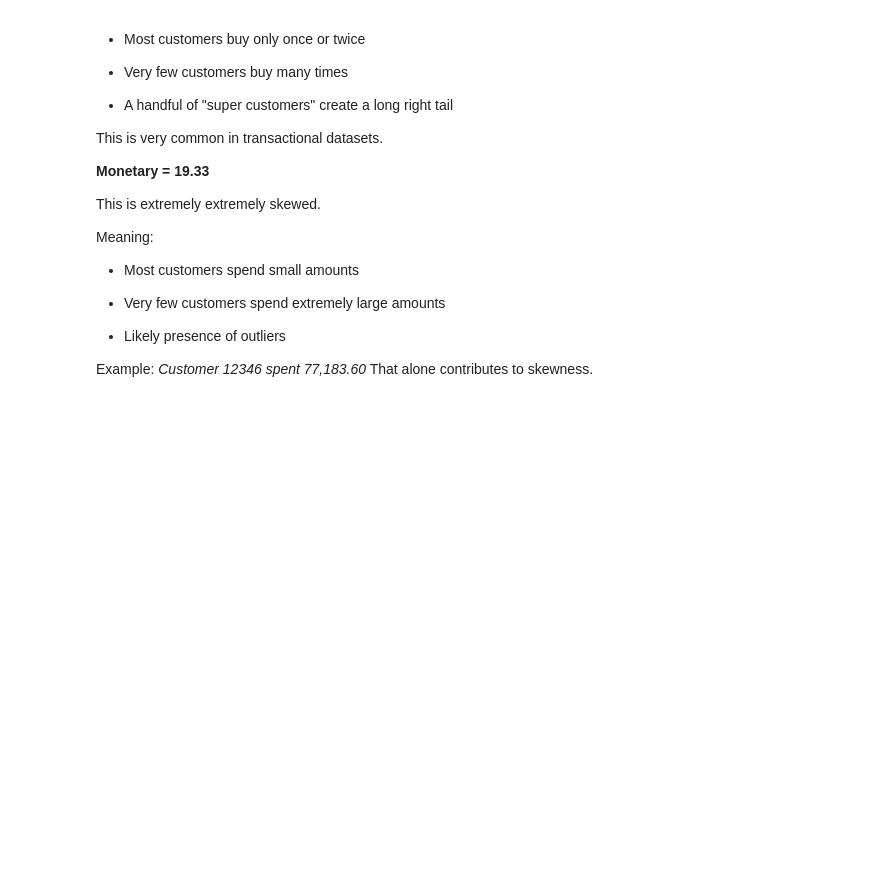
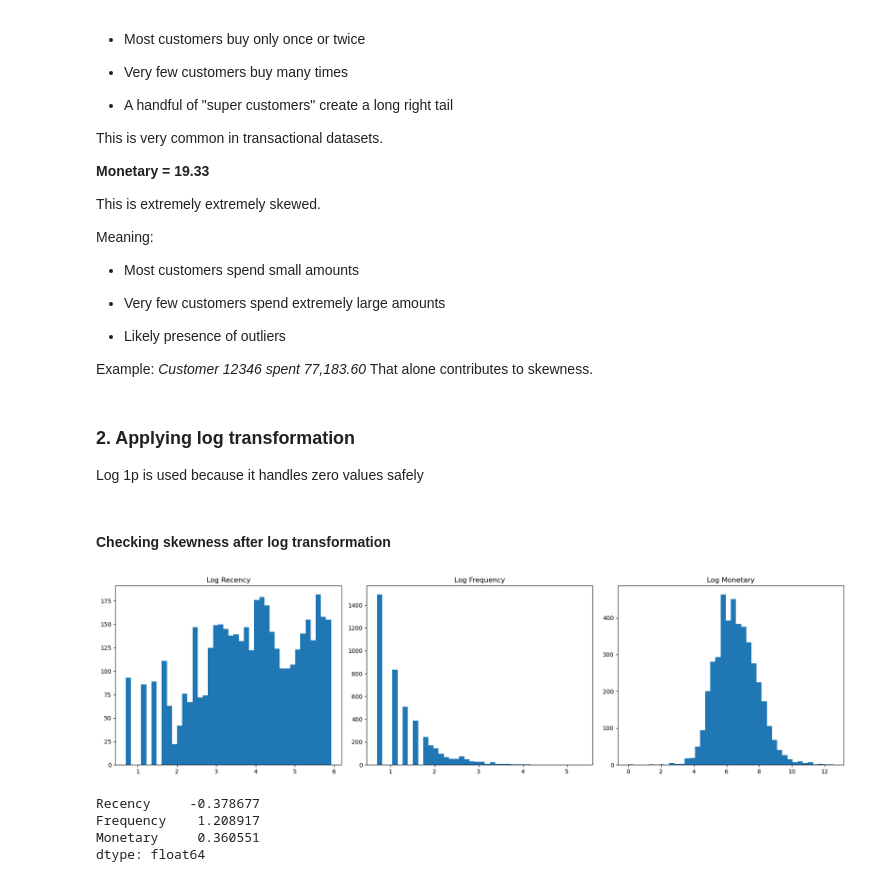
Before and after one commit to Pamela-Chebii/Consumer-Behavior-Analytics-Using-Transaction-Data, a Jupyter notebook: index.ipynb, the cells around one changed output. Drawn from its saved outputs; the diff is of its cells as text; code cells hidden in the pictures; blank space fills up the shorter version.

Commit message:
Handling skewness

```diff
--- a/index.ipynb
+++ b/index.ipynb
@@ -361,3 +365,40 @@ Meaning:
 Example:
 *Customer 12346 spent 77,183.60*
 That alone contributes to skewness.
+# %% [markdown]
+### 2. Applying log transformation
+
+Log 1p is used because it handles zero values safely
+# %%
+import numpy as np
+
+rfm_log = rfm.copy()
+
+rfm_log['Recency'] = np.log1p(rfm_log['Recency'])
+rfm_log['Frequency'] = np.log1p(rfm_log['Frequency'])
+rfm_log['Monetary'] = np.log1p(rfm_log['Monetary'])
+# %% [markdown]
+#### Checking skewness after log transformation
+# %%
+
+fig, axes = plt.subplots(1, 3, figsize=(18, 5))
+
+axes[0].hist(rfm_log['Recency'], bins=40)
+axes[0].set_title('Log Recency')
+
+axes[1].hist(rfm_log['Frequency'], bins=40)
+axes[1].set_title('Log Frequency')
+
+axes[2].hist(rfm_log['Monetary'], bins=40)
+axes[2].set_title('Log Monetary')
+
+plt.tight_layout()
+plt.show()
+
+print (rfm_log[['Recency','Frequency','Monetary']].skew())
+# %% [output]
+[figure, added]
+Recency     -0.378677
+Frequency    1.208917
+Monetary     0.360551
+dtype: float64
```
Also changed, not shown: parts of 4 cells of this notebook.
